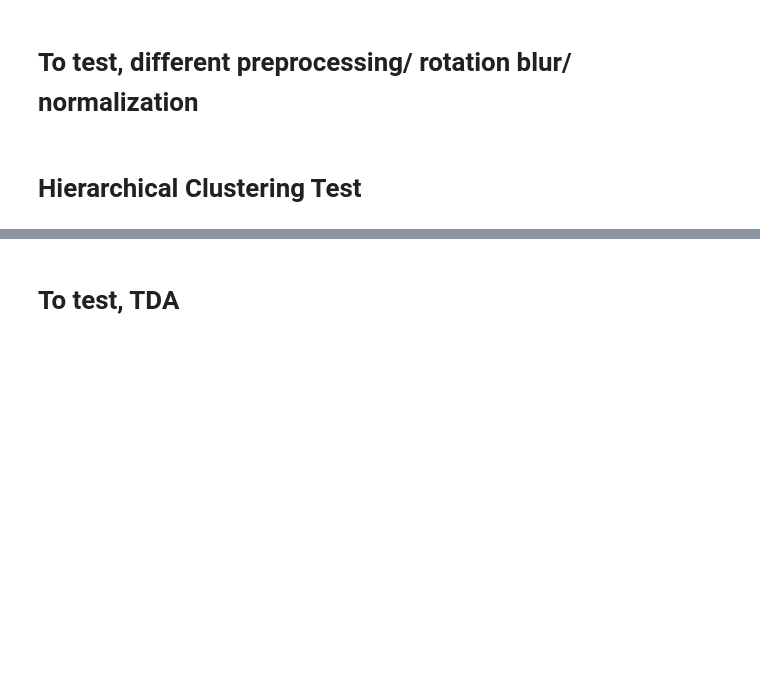
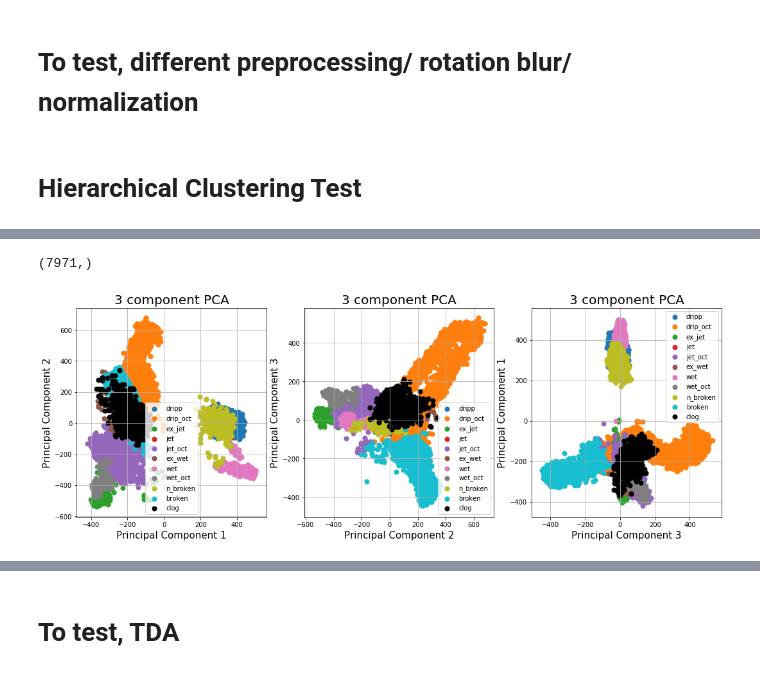
Before and after one commit to orpheus92/DSSI, a Jupyter notebook: Test.ipynb, the cells around one changed output, grey strips where cells are left out. Saved outputs shown, nothing was run; the diff lists cells and outputs as text; code cells hidden in the pictures; blank space fills up the shorter version.

```diff
--- a/Test.ipynb
+++ b/Test.ipynb
@@ -709,0 +835,8 @@ plt.show()
+# %%
+cl_lb10a = np.copy(im_lb10)
+for i in range(len(im_lb10)):
+    cl_lb10a[i] = find_nearest2(my_mean,im_dataf[i,:])
+
+cl_lb10 = np.copy(im_lb10)
+for i in range(len(im_lb10)):
+    cl_lb10[i] = find_nearest(my_mean,im_dataf[i,:])
@@ -709,0 +855,49 @@ plt.show()
+# %%
+cl_lb4a = np.copy(cl_lb10a)
+for i in range(len(cl_lb10a)):
+    lb = cl_lb10a[i]
+    if lb <2:
+        cl_lb4a[i] = 0
+    elif lb<5:
+        cl_lb4a[i] = 1
+    elif lb<8:
+        cl_lb4a[i] = 2
+    else:
+        cl_lb4a[i] = 3
+# %%
+#cl_lb4[cl_lb4==0].shape
+#im_lb4[im_lb4==3].shape
+cl_lb4[cl_lb4==3].shape
+# %% [output]
+(7971,)
+# %%
+# 28 times 28
+
+from sklearn.decomposition import PCA
+pca = PCA(n_components=3)
+principalComponents = pca.fit_transform(im_dataf)
+
+fig = plt.figure(figsize = (18,6))
+for i in range(3):
+    ax = fig.add_subplot(1,3,i+1)
+
+    ax.set_xlabel('Principal Component ' + str(i%3+1), fontsize = 15)
+    ax.set_ylabel('Principal Component ' +str((i+1)%3+1), fontsize = 15)
+
+    ax.set_title('3 component PCA', fontsize = 20)
+
+    targets = [0,1,2,3,4,5,6,7,8,9,10]
+    states = ['dripp', 'drip_oct', 'ex_jet', 'jet', 'jet_oct', 'ex_wet', 'wet', 'wet_oct', 'n_broken', 'broken', 'clog']
+    colors = ['tab:blue', 'tab:orange', 'tab:green', 'tab:red', 'tab:purple', 'tab:brown', 'tab:pink', 'tab:gray', 'tab:olive', 'tab:cyan', 'k']
+
+    for target, color, state in zip(targets,colors,states):
+
+        ind = cl_lb10 == target
+        ax.scatter(principalComponents[ind,i%3],#finalDf.loc[indicesToKeep, 'principal component 1']
+                   principalComponents[ind,(i+1)%3],#, finalDf.loc[indicesToKeep, 'principal component 2']
+                   c = color,
+                   s = 50)
+    ax.legend(states)
+    ax.grid()
+# %% [output]
+[figure, added]
```
Also changed, not shown: parts of 10 cells of this notebook, 1 other file.
